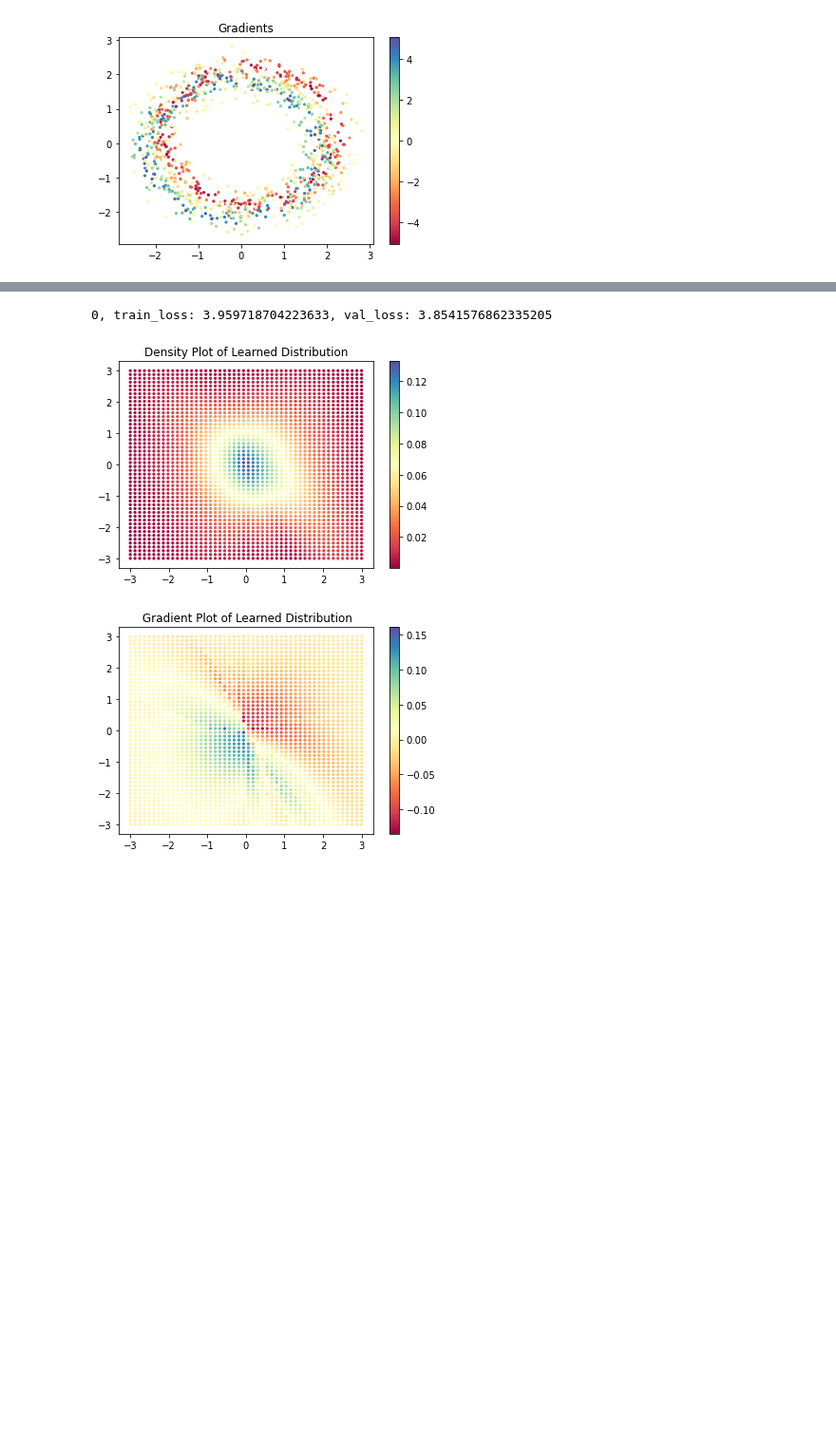
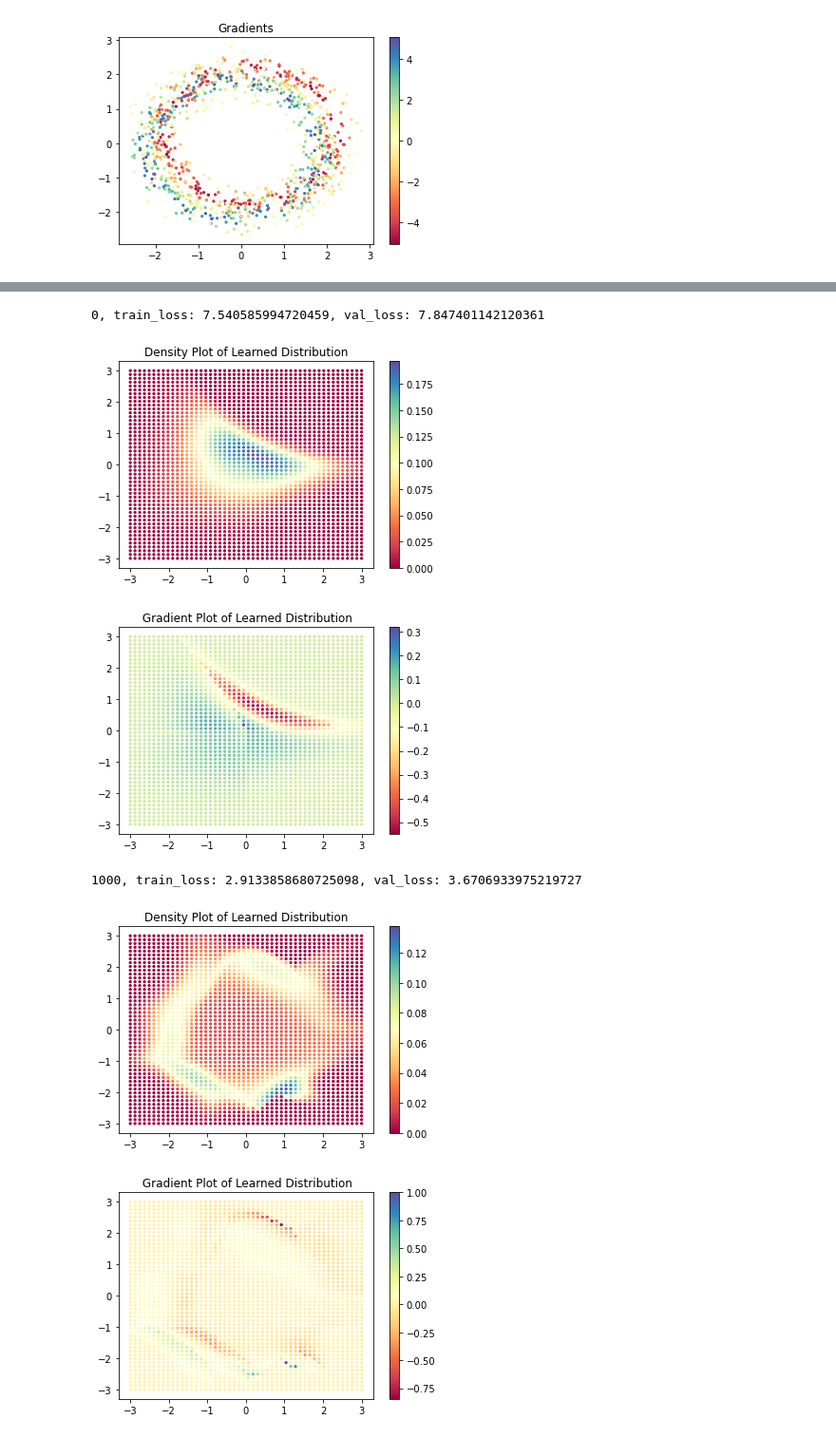
Before and after one commit to KristofPusztai/empirical-bayes-NormalizingFlows, a Jupyter notebook: normalizing-flows-LukasRinder/circula_data.ipynb, the cells around one changed output, grey strips where cells are left out. Shown at 95% size. Saved outputs shown, nothing was run; the diff lists cells and outputs as text; code cells hidden in the pictures; blank space fills up the shorter version.

```diff
--- a/normalizing-flows-LukasRinder/circula_data.ipynb
+++ b/normalizing-flows-LukasRinder/circula_data.ipynb
@@ -281,4 +288,4 @@ To enable them in non-MKL-DNN operations, rebuild TensorFlow with the appropriat
 # %%
-hidden_shape = [20, 50]  # hidden shape for MADE network of MAF
-dist = maf_flow(20, hidden_shape, batched_train_data, val_data, max_epochs=1000, plot_freq=1000, early_stop=False)
+hidden_shape = [5, 5]  # hidden shape for MADE network of MAF
+dist = maf_flow(4, hidden_shape, batched_train_data, val_data, max_epochs=10000, plot_freq=1000, delta_stop=1000)
 # %% [output]
@@ -286,5 +293,8 @@ dist = maf_flow(20, hidden_shape, batched_train_data, val_data, max_epochs=1000,
-0, train_loss: 3.959718704223633, val_loss: 3.8541576862335205
+0, train_loss: 7.540585994720459, val_loss: 7.847401142120361
-[figure, old version]
+[figure, new version]
-[figure, old version]
+[figure, new version]
+1000, train_loss: 2.9133858680725098, val_loss: 3.6706933975219727
+[figure, added]
+[figure, added]
 # %%
 tf_data = tf.convert_to_tensor(data, dtype=np.float32)
```
Also changed, not shown: parts of 8 cells of this notebook, 1 other file.
